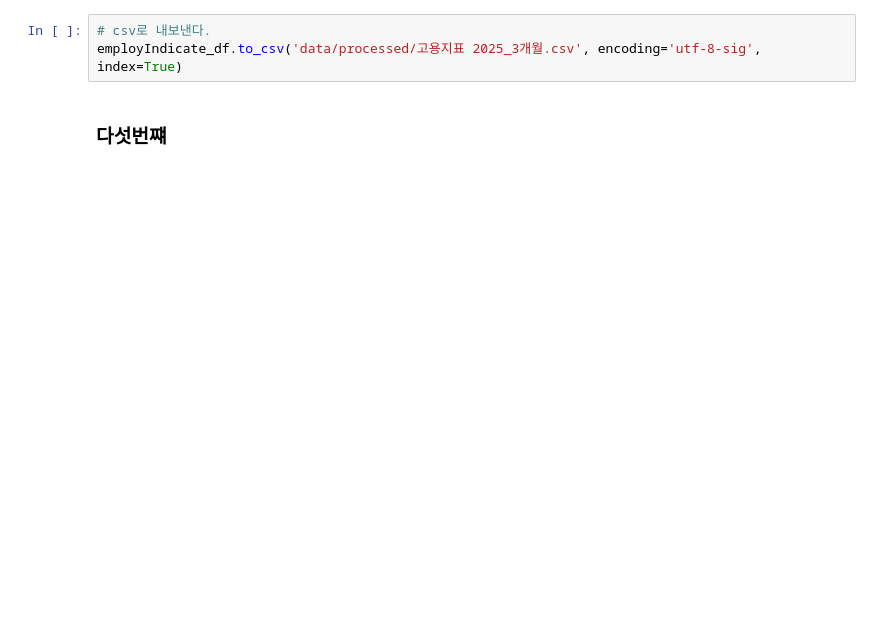
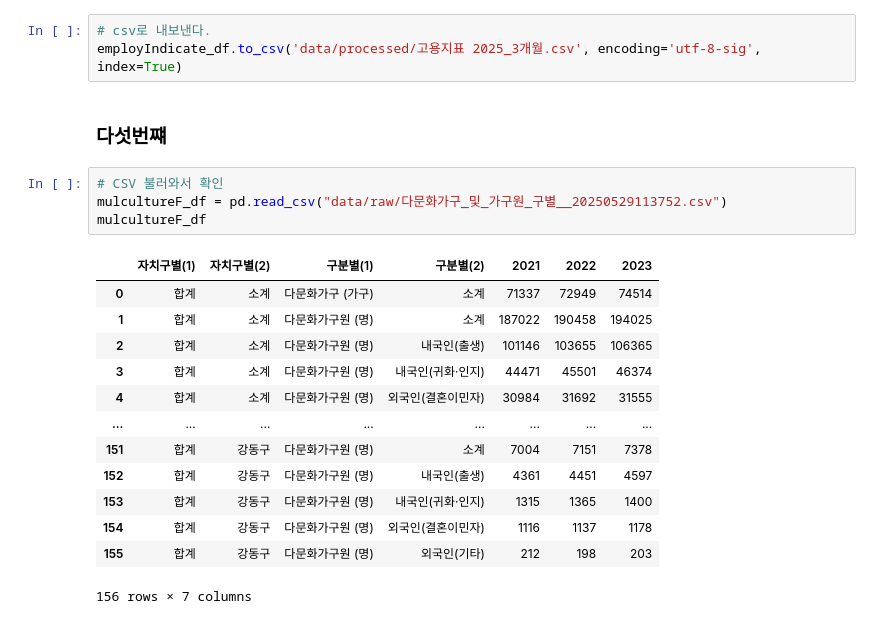
Before and after one commit to CityCrimeResearch/MidProject, a Jupyter notebook: ipynbTest/Junhyeok/Processing2.ipynb, the cells around one changed output. Drawn from its saved outputs; the diff is of its cells as text; blank space fills up the shorter version.

```diff
--- a/ipynbTest/Junhyeok/Processing2.ipynb
+++ b/ipynbTest/Junhyeok/Processing2.ipynb
@@ -301,3 +303,21 @@ employIndicate_df
 employIndicate_df.to_csv('data/processed/고용지표 2025_3개월.csv', encoding='utf-8-sig', index=True)
 # %% [markdown]
 ### 다섯번쨰
+# %%
+# CSV 불러와서 확인
+mulcultureF_df = pd.read_csv("data/raw/다문화가구_및_가구원_구별__20250529113752.csv")
+mulcultureF_df
+# %% [output]
+|  | 자치구별(1) | 자치구별(2) | 구분별(1) | 구분별(2) | 2021 | 2022 | 2023 |
+| 0 | 합계 | 소계 | 다문화가구 (가구) | 소계 | 71337 | 72949 | 74514 |
+| 1 | 합계 | 소계 | 다문화가구원 (명) | 소계 | 187022 | 190458 | 194025 |
+| 2 | 합계 | 소계 | 다문화가구원 (명) | 내국인(출생) | 101146 | 103655 | 106365 |
+| 3 | 합계 | 소계 | 다문화가구원 (명) | 내국인(귀화·인지) | 44471 | 45501 | 46374 |
+| 4 | 합계 | 소계 | 다문화가구원 (명) | 외국인(결혼이민자) | 30984 | 31692 | 31555 |
+| ... | ... | ... | ... | ... | ... | ... | ... |
+| 151 | 합계 | 강동구 | 다문화가구원 (명) | 소계 | 7004 | 7151 | 7378 |
+| 152 | 합계 | 강동구 | 다문화가구원 (명) | 내국인(출생) | 4361 | 4451 | 4597 |
+| 153 | 합계 | 강동구 | 다문화가구원 (명) | 내국인(귀화·인지) | 1315 | 1365 | 1400 |
+| 154 | 합계 | 강동구 | 다문화가구원 (명) | 외국인(결혼이민자) | 1116 | 1137 | 1178 |
+| 155 | 합계 | 강동구 | 다문화가구원 (명) | 외국인(기타) | 212 | 198 | 203 |
+156 rows × 7 columns
```
Also changed, not shown: parts of 12 cells of this notebook, 2 other files.
